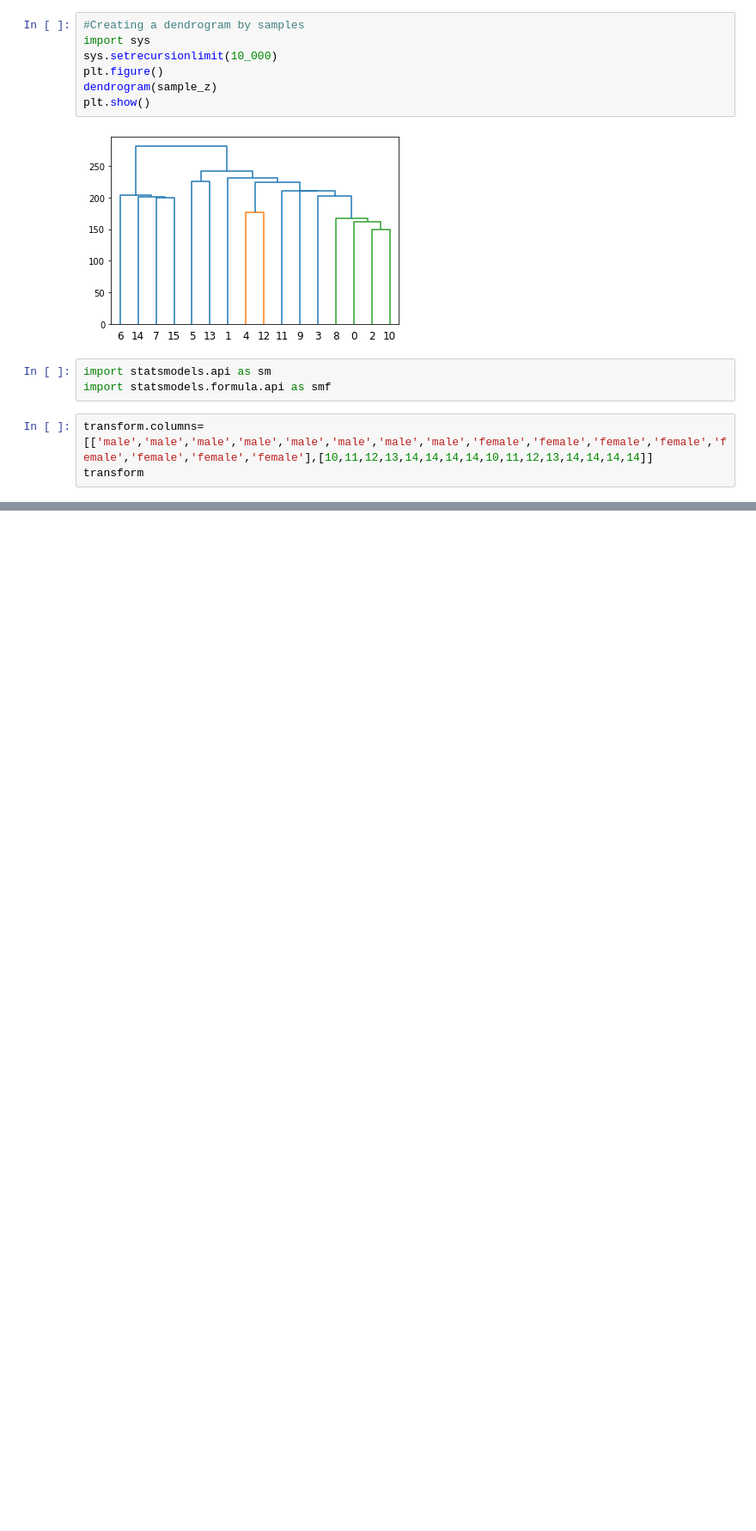
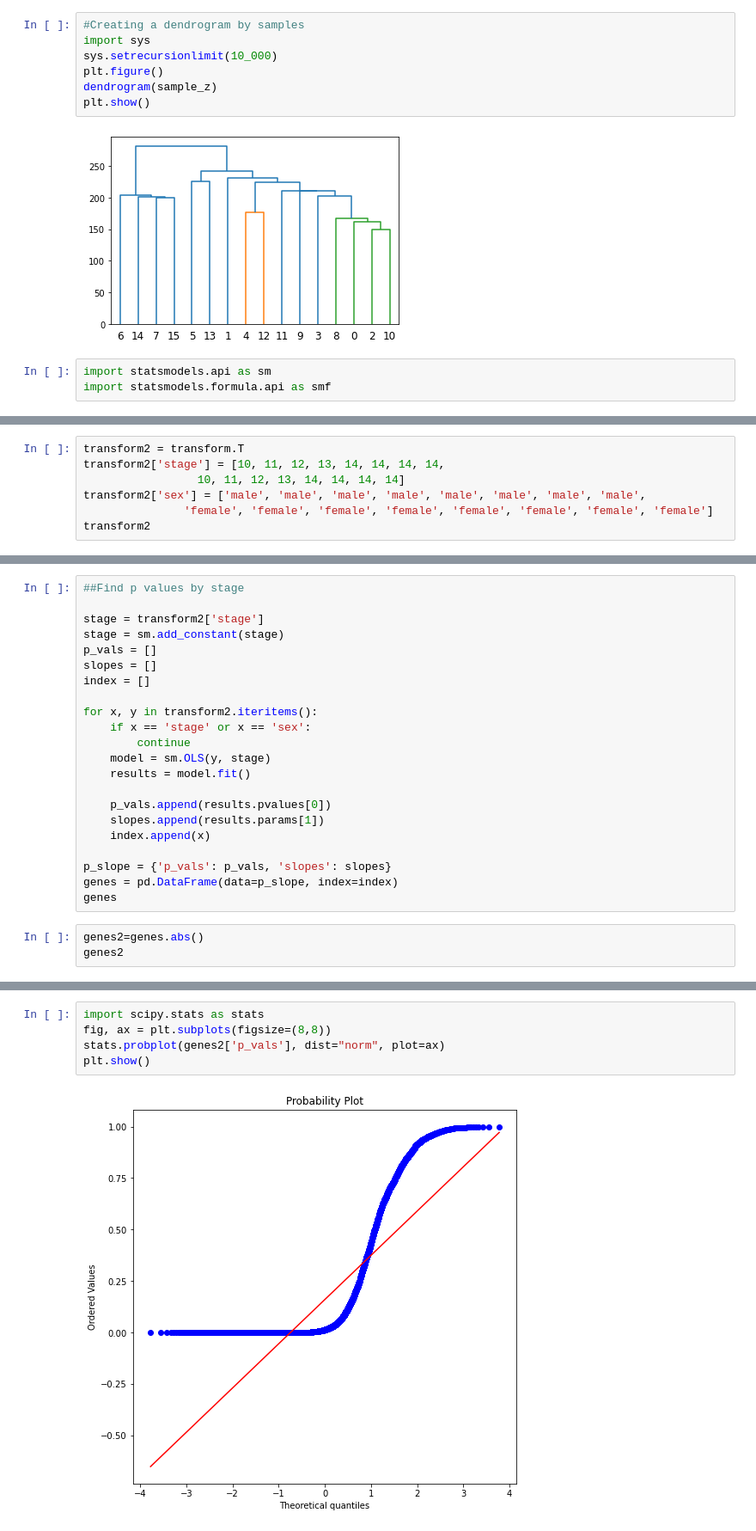
Before and after one commit to Hkhaira1/qbb2021-answers, a Jupyter notebook: week9/Gene_expression.ipynb, the cells around one changed output, grey strips where cells are left out. Shown at 86% size. Drawn from its saved outputs; the diff is of its cells as text; blank space fills up the shorter version.

```diff
--- a/week9/Gene_expression.ipynb
+++ b/week9/Gene_expression.ipynb
@@ -195,6 +195,3 @@ plt.show()
 # %%
 import statsmodels.api as sm
 import statsmodels.formula.api as smf
-# %%
-transform.columns=[['male','male','male','male','male','male','male','male','female','female','female','female','female','female','female','female'],[10,11,12,13,14,14,14,14,10,11,12,13,14,14,14,14]]
-transform
@@ -235,0 +198,7 @@ combined
+# %%
+transform2 = transform.T
+transform2['stage'] = [10, 11, 12, 13, 14, 14, 14, 14,
+                 10, 11, 12, 13, 14, 14, 14, 14]
+transform2['sex'] = ['male', 'male', 'male', 'male', 'male', 'male', 'male', 'male',
+               'female', 'female', 'female', 'female', 'female', 'female', 'female', 'female']
+transform2
@@ -278,0 +231,25 @@ TypeError: string indices must be integers
+# %%
+##Find p values by stage
+
+stage = transform2['stage']
+stage = sm.add_constant(stage)
+p_vals = []
+slopes = []
+index = []
+
+for x, y in transform2.iteritems():
+    if x == 'stage' or x == 'sex':
+        continue
+    model = sm.OLS(y, stage)
+    results = model.fit()
+
+    p_vals.append(results.pvalues[0])
+    slopes.append(results.params[1])
+    index.append(x)
+
+p_slope = {'p_vals': p_vals, 'slopes': slopes}
+genes = pd.DataFrame(data=p_slope, index=index)
+genes
+# %%
+genes2=genes.abs()
+genes2
@@ -278,0 +270,7 @@ TypeError: string indices must be integers
+# %%
+import scipy.stats as stats
+fig, ax = plt.subplots(figsize=(8,8))
+stats.probplot(genes2['p_vals'], dist="norm", plot=ax)
+plt.show()
+# %% [output]
+[figure, added]
```
Also changed, not shown: parts of 30 cells of this notebook.
